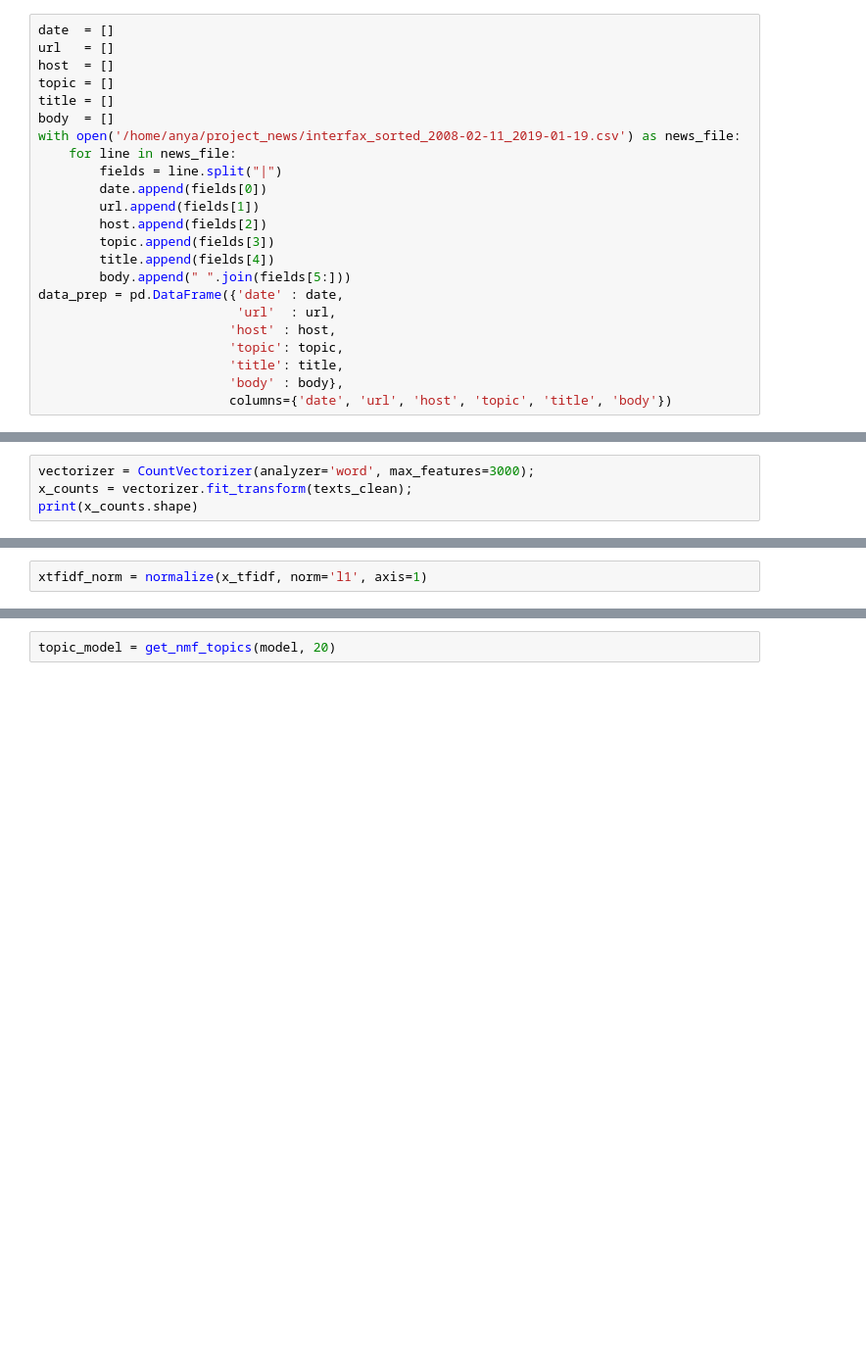
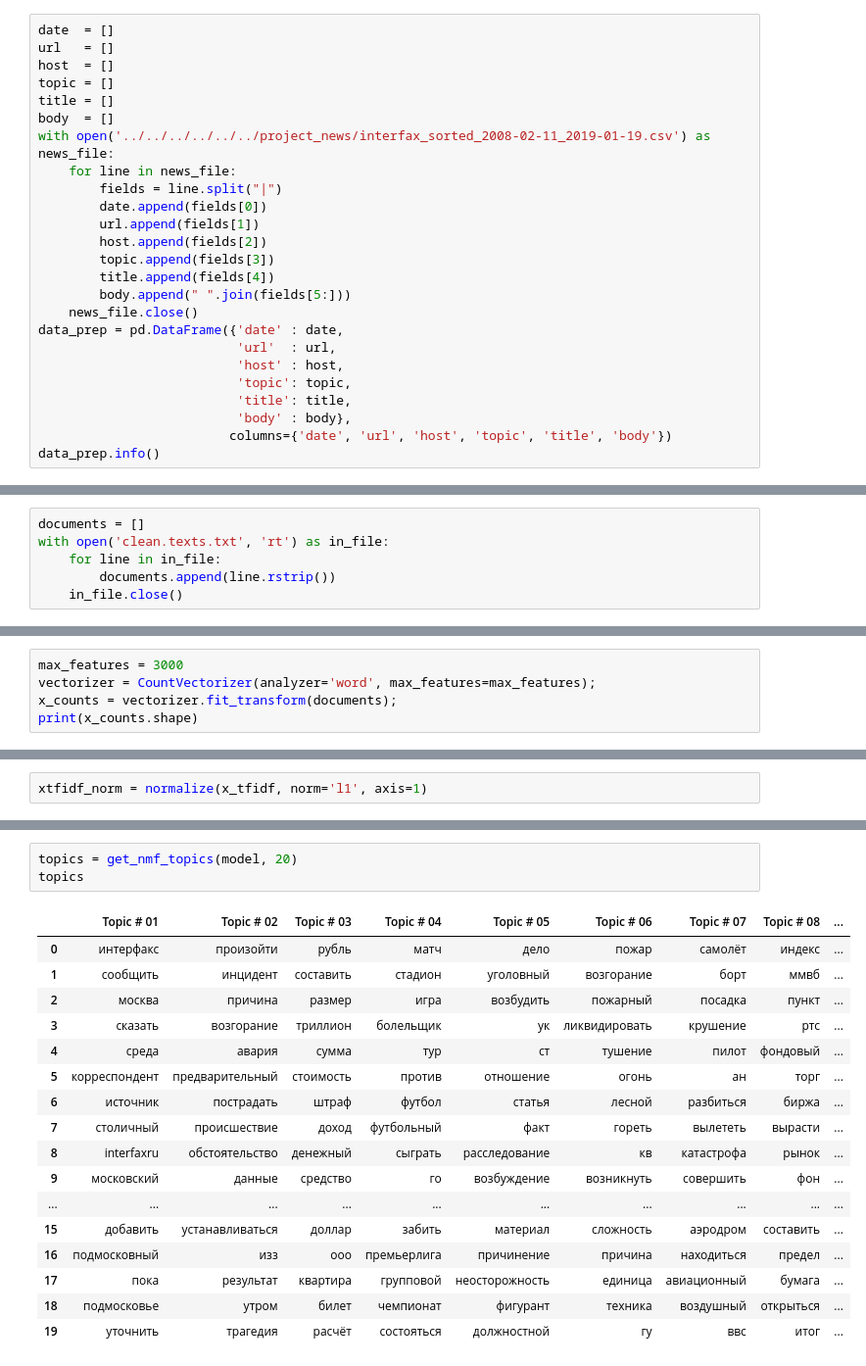
Before and after one commit to vetedde/proj_news_viz, a Jupyter notebook: nlp/topic_models/experiments/sklearn/nmf.ipynb, the cells around one changed output, grey strips where cells are left out. Shown at 98% size. Cells and saved outputs as stored; diff of their text form; blank space fills up the shorter version.

```diff
--- a/nlp/topic_models/experiments/sklearn/nmf.ipynb
+++ b/nlp/topic_models/experiments/sklearn/nmf.ipynb
@@ -54,7 +39,7 @@ host  = []
 topic = []
 title = []
 body  = []
-with open('/home/anya/project_news/interfax_sorted_2008-02-11_2019-01-19.csv') as news_file:
+with open('../../../../../../project_news/interfax_sorted_2008-02-11_2019-01-19.csv') as news_file:
     for line in news_file:
         fields = line.split("|")
         date.append(fields[0])
@@ -63,11 +48,13 @@ with open('/home/anya/project_news/interfax_sorted_2008-02-11_2019-01-19.csv') a
         topic.append(fields[3])
         title.append(fields[4])
         body.append(" ".join(fields[5:]))
+    news_file.close()
 data_prep = pd.DataFrame({'date' : date,
                           'url'  : url,
-                         'host' : host,
-                         'topic': topic,
-                         'title': title,
-                         'body' : body},
+                          'host' : host,
+                          'topic': topic,
+                          'title': title,
+                          'body' : body},
                          columns={'date', 'url', 'host', 'topic', 'title', 'body'})
+data_prep.info()
 # %%
@@ -137,0 +137,6 @@ gc.collect()
+# %%
+documents = []
+with open('clean.texts.txt', 'rt') as in_file:
+    for line in in_file:
+        documents.append(line.rstrip())
+    in_file.close()
@@ -138,6 +147,7 @@ gc.collect()
 # %%
-vectorizer = CountVectorizer(analyzer='word', max_features=3000);
-x_counts = vectorizer.fit_transform(texts_clean);
+max_features = 3000
+vectorizer = CountVectorizer(analyzer='word', max_features=max_features);
+x_counts = vectorizer.fit_transform(documents);
 print(x_counts.shape)
 # %% [output]
 (529025, 3000)
@@ -173,4 +185,23 @@ def get_nmf_topics(model, n_top_words):
 
     return pd.DataFrame(word_dict);
 # %%
-topic_model = get_nmf_topics(model, 20)
+topics = get_nmf_topics(model, 20)
+topics
+# %% [output]
+|  | Topic # 01 | Topic # 02 | Topic # 03 | Topic # 04 | Topic # 05 | Topic # 06 | Topic # 07 | Topic # 08 | ... |
+| 0 | интерфакс | произойти | рубль | матч | дело | пожар | самолёт | индекс | ... |
+| 1 | сообщить | инцидент | составить | стадион | уголовный | возгорание | борт | ммвб | ... |
+| 2 | москва | причина | размер | игра | возбудить | пожарный | посадка | пункт | ... |
+| 3 | сказать | возгорание | триллион | болельщик | ук | ликвидировать | крушение | ртс | ... |
+| 4 | среда | авария | сумма | тур | ст | тушение | пилот | фондовый | ... |
+| 5 | корреспондент | предварительный | стоимость | против | отношение | огонь | ан | торг | ... |
+| 6 | источник | пострадать | штраф | футбол | статья | лесной | разбиться | биржа | ... |
+| 7 | столичный | происшествие | доход | футбольный | факт | гореть | вылететь | вырасти | ... |
+| 8 | interfaxru | обстоятельство | денежный | сыграть | расследование | кв | катастрофа | рынок | ... |
+| 9 | московский | данные | средство | го | возбуждение | возникнуть | совершить | фон | ... |
+| ... | ... | ... | ... | ... | ... | ... | ... | ... | ... |
+| 15 | добавить | устанавливаться | доллар | забить | материал | сложность | аэродром | составить | ... |
+| 16 | подмосковный | изз | ооо | премьерлига | причинение | причина | находиться | предел | ... |
+| 17 | пока | результат | квартира | групповой | неосторожность | единица | авиационный | бумага | ... |
+| 18 | подмосковье | утром | билет | чемпионат | фигурант | техника | воздушный | открыться | ... |
+| 19 | уточнить | трагедия | расчёт | состояться | должностной | гу | ввс | итог | ... |
```
Also changed, not shown: parts of 29 cells of this notebook, 1 other file.
